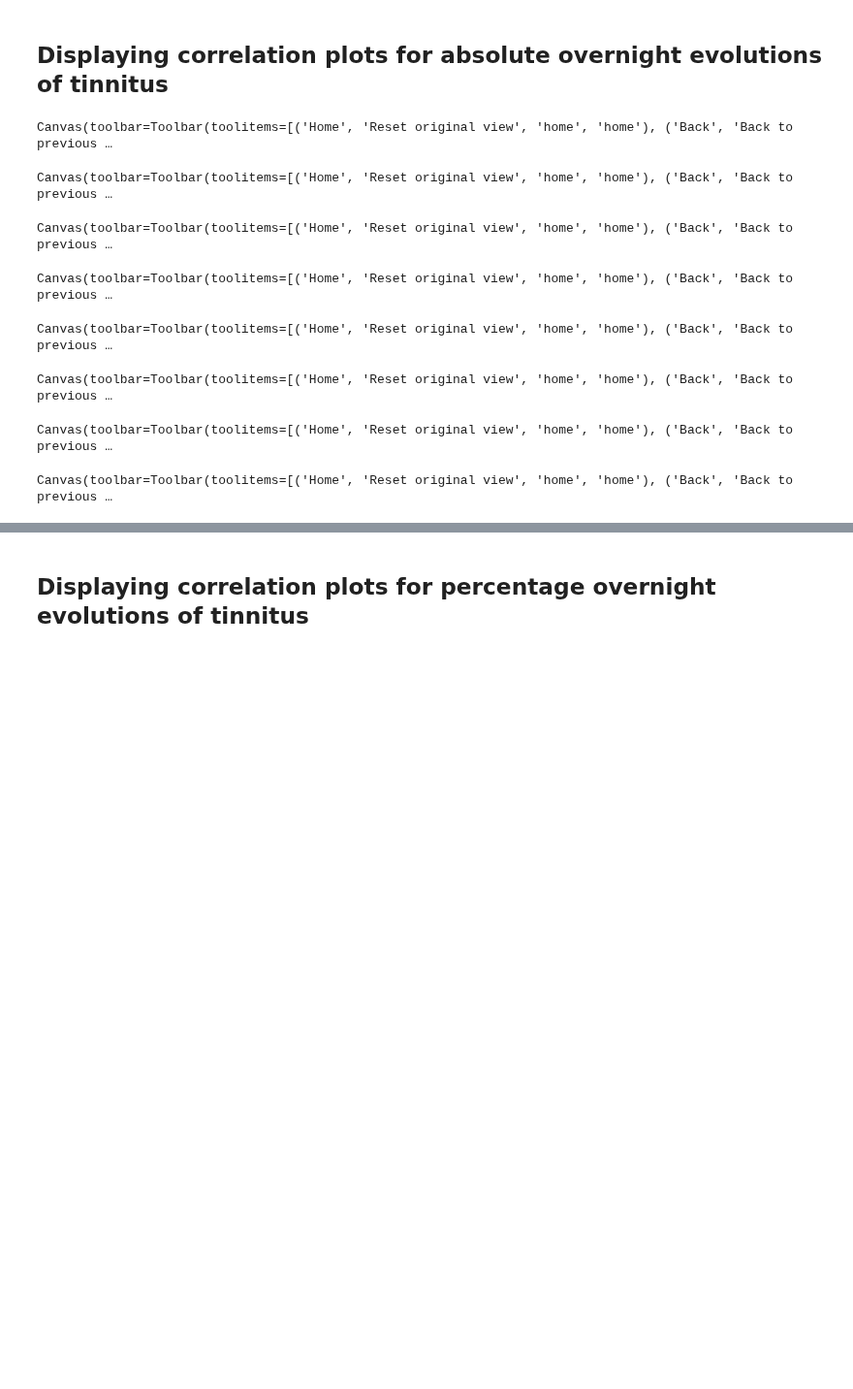
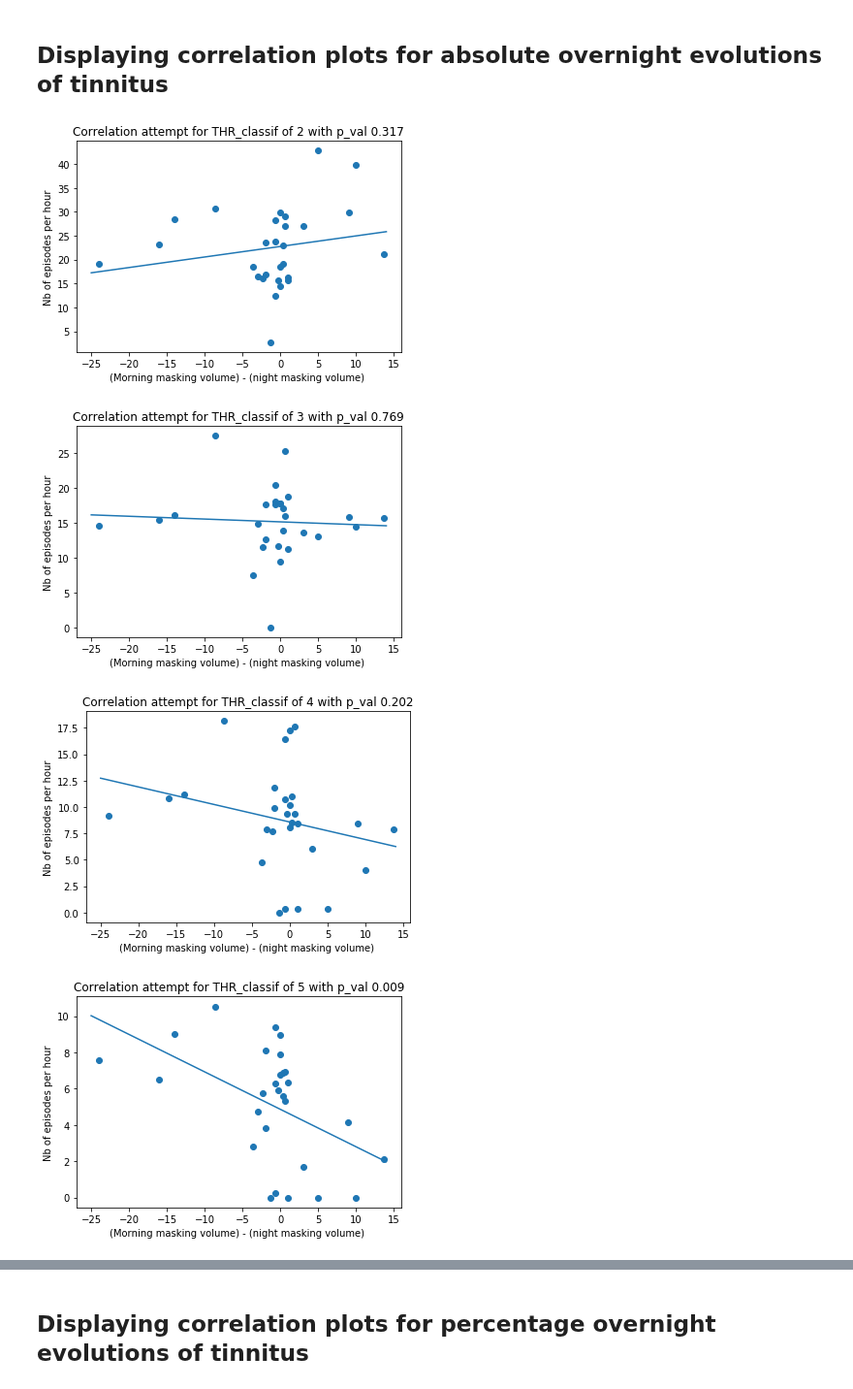
Before and after one commit to lkorczowski/Tinnitus-n-Sleep, a Jupyter notebook: Notebooks/Inter_subject_analysis.ipynb, the cells around one changed output, grey strips where cells are left out. Shown at 97% size. Cells and saved outputs as stored; diff of their text form; code cells hidden in the pictures; blank space fills up the shorter version.

Commit message:
NB more cleaned plots inline

```diff
--- a/Notebooks/Inter_subject_analysis.ipynb
+++ b/Notebooks/Inter_subject_analysis.ipynb
@@ -253,28 +258,24 @@ Text(0, 0.5, 'Nb of episodes per hour')
 # %% [markdown]
 ## Displaying correlation plots for absolute overnight evolutions of tinnitus
 # %%
-for j in range(len(THR_classsif)):
+for j in range(len(THR_classif)):
     tab = np.asanyarray(scat[j])
     tab = tab.transpose()
     #print(j+2)
 
     regre = scipy.stats.linregress(tab[0],tab[1])
     #print(regre)
     slope=regre[0]
     intercept = regre[1]
     plt.figure()
     plt.scatter(tab[0], tab[1])
     plt.plot([i-25 for i in range(40)],[intercept + slope *(i-25) for i in range(40)])
     #plt.plot([i-1 for i in range(3)],[intercept + slope *(i-1) for i in range(3)])
     plt.title("Correlation attempt for THR_classif of " + str(j+2) + " with p_val "+ str("%.3f" % regre[3]))
     plt.xlabel('(Morning masking volume) - (night masking volume) ')
     plt.ylabel('Nb of episodes per hour')
 # %% [output]
-Canvas(toolbar=Toolbar(toolitems=[('Home', 'Reset original view', 'home', 'home'), ('Back', 'Back to previous …
-Canvas(toolbar=Toolbar(toolitems=[('Home', 'Reset original view', 'home', 'home'), ('Back', 'Back to previous …
-Canvas(toolbar=Toolbar(toolitems=[('Home', 'Reset original view', 'home', 'home'), ('Back', 'Back to previous …
-Canvas(toolbar=Toolbar(toolitems=[('Home', 'Reset original view', 'home', 'home'), ('Back', 'Back to previous …
-Canvas(toolbar=Toolbar(toolitems=[('Home', 'Reset original view', 'home', 'home'), ('Back', 'Back to previous …
-Canvas(toolbar=Toolbar(toolitems=[('Home', 'Reset original view', 'home', 'home'), ('Back', 'Back to previous …
-Canvas(toolbar=Toolbar(toolitems=[('Home', 'Reset original view', 'home', 'home'), ('Back', 'Back to previous …
-Canvas(toolbar=Toolbar(toolitems=[('Home', 'Reset original view', 'home', 'home'), ('Back', 'Back to previous …
+[figure, added]
+[figure, added]
+[figure, added]
+[figure, added]
```
Also changed, not shown: parts of 10 cells of this notebook.
